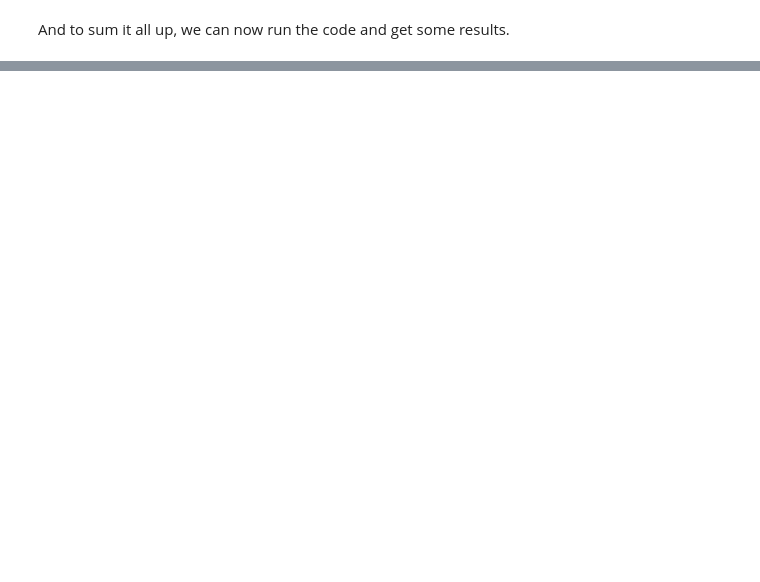
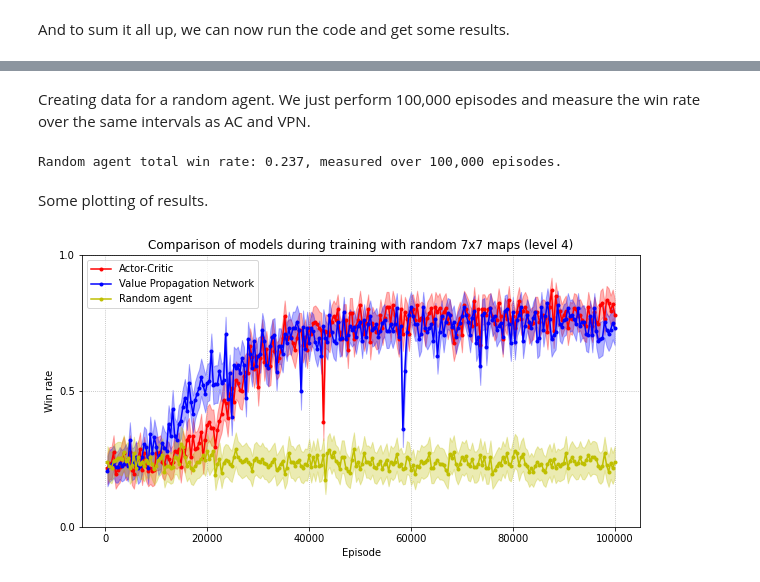
Before and after one commit to BjarkeErichsen/VPNby0, a Jupyter notebook: results.ipynb, the cells around one changed output, grey strips where cells are left out. Saved outputs shown, nothing was run; the diff lists cells and outputs as text; code cells hidden in the pictures; blank space fills up the shorter version.

```diff
--- a/results.ipynb
+++ b/results.ipynb
@@ -425,0 +425,68 @@ Done after 68.9 min
+# %% [markdown]
+Creating data for a random agent. We just perform 100,000 episodes and measure the win rate over the same intervals as AC and VPN.
+# %%
+interval_wins = 0
+total_wins = 0
+random_win_rates = []
+random_interval_points = []
+START_TIME = 0
+
+# Random agent
+for i in range(N_EPISODES):
+    env.reset()
+    episode_reward = 0
+
+    while True:
+        selected_action = env.action_space.sample()
+        s, earned_reward, end_episode = env.step(selected_action)
+        episode_reward += earned_reward # r is 1 if the goal is reached, else it is 0.
+
+        if end_episode:
+            total_wins += episode_reward # Only adds 1 for wins, else 0.
+            interval_wins += episode_reward
+            break
+                # Testing for wins
+    if (i + 1) % LOG_INTERVAL == 0:
+        random_win_rates.append(interval_wins/LOG_INTERVAL)
+        random_interval_points.append(i)
+        interval_wins = 0
+
+random_win_rates = np.asarray(random_win_rates)
+random_interval_points = np.asarray(random_interval_points)
+
+print(f"Random agent total win rate: {round(total_wins / N_EPISODES, 3)}, measured over 100,000 episodes.")
+# %% [output]
+Random agent total win rate: 0.237, measured over 100,000 episodes.
+# %% [markdown]
+Some plotting of results.
+# %%
+import matplotlib.pyplot as plt
+
+def confidence_interval(p, n): return 1.96 * np.sqrt(p * (1 - p) / n)
+
+def plot_win_rate(x, y, test_count, label, color, show_ci=True):
+    plt.plot(x, y, f'{color}.-', label=label)
+    if show_ci:
+        ci = confidence_interval(y, test_count)
+        plt.fill_between(x, y - ci, y + ci, alpha=0.3, color=color)
+
+PATHS = [f'data/AC_{LEVEL}_{N_EPISODES}.npy', f'data/VPN_{LEVEL}_{N_EPISODES}.npy']
+
+episodes, actor = np.load(PATHS.pop(0))
+_, vpn = np.load(PATHS.pop(0))
+
+plt.figure(figsize=(10, 5), facecolor='white')
+plt.title(f'Comparison of models during training with random {MAP_SIZE}x{MAP_SIZE} maps (level {LEVEL})')
+
+plot_win_rate(episodes, actor, TEST_COUNT, 'Actor-Critic', 'r')
+plot_win_rate(episodes, vpn, TEST_COUNT, 'Value Propagation Network', 'b')
+plot_win_rate(random_interval_points, random_win_rates, TEST_COUNT, 'Random agent', 'y')
+
+plt.xlabel('Episode')
+plt.ylabel('Win rate')
+plt.yticks([0, 0.5, 1])
+plt.grid(linestyle=':')
+plt.legend()
+plt.show()
+# %% [output]
+[figure, added]
```
Also changed, not shown: parts of 5 cells of this notebook.
